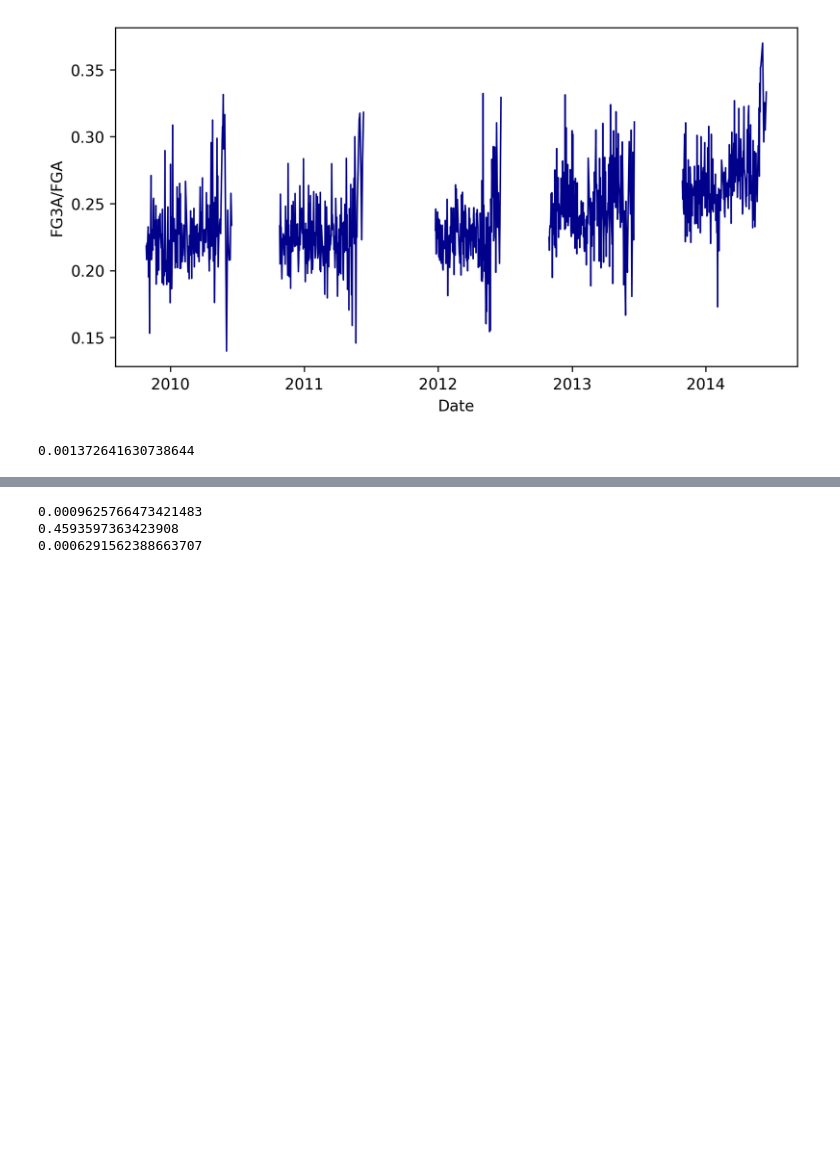
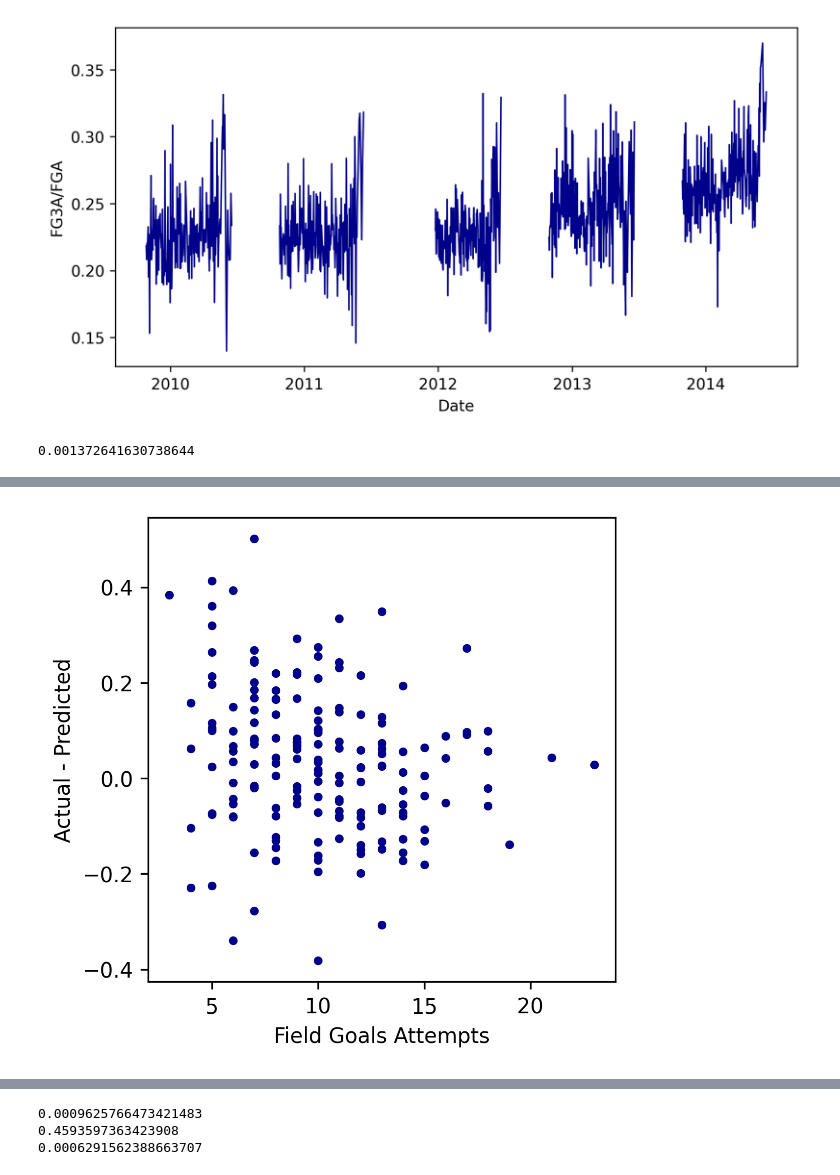
Before and after one commit to ethan-allavarpu/nba-box-score-modeling, a Jupyter notebook: eval-posthoc.ipynb, the cells around one changed output, grey strips where cells are left out. Drawn from its saved outputs; the diff is of its cells as text; code cells hidden in the pictures; blank space fills up the shorter version.

```diff
--- a/eval-posthoc.ipynb
+++ b/eval-posthoc.ipynb
@@ -156,0 +127,9 @@ plt.show()
+# %%
+plt.figure(figsize=(4, 4), dpi=300)
+plt.scatter(h_df_bl.fga, h_df_bl.fg3a_fga - h_df_bl.player_predictions, s=10, color="darkblue")
+plt.xlabel("Field Goals Attempts")
+plt.ylabel("Actual - Predicted")
+plt.savefig("plots/bl-residuals-weights.png", dpi=300, bbox_inches="tight")
+plt.show()
+# %% [output]
+[figure, added]
```
Also changed, not shown: parts of 21 cells of this notebook, 15 other files.
